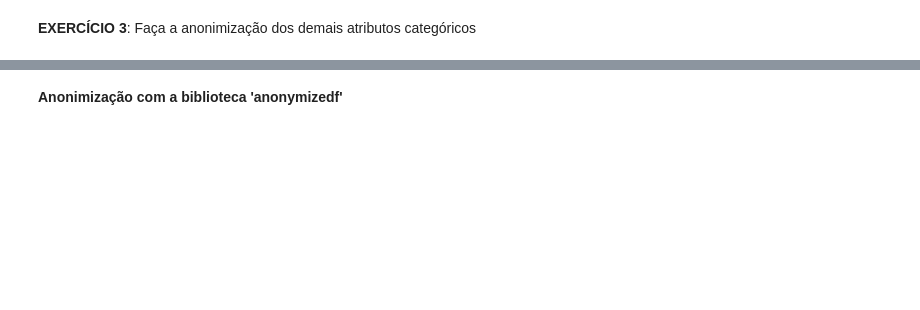
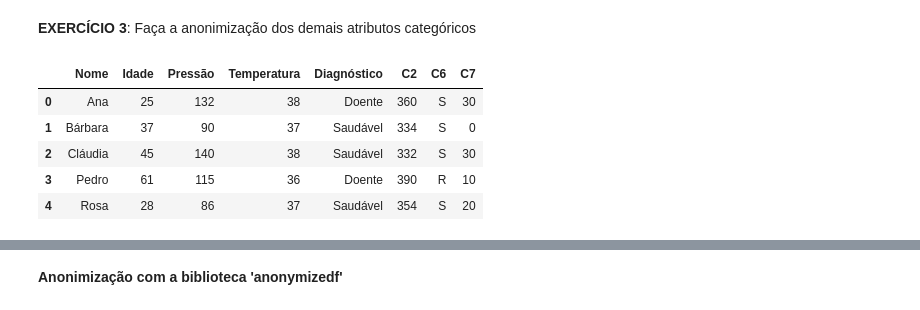
Before and after one commit to Jonathan-Gil-Muller/Analise-Exploratoria-Dados_-BCD-, a Jupyter notebook: AED_[TurmaA_BCD].ipynb, the cells around one changed output, grey strips where cells are left out. Saved outputs shown, nothing was run; the diff lists cells and outputs as text; code cells hidden in the pictures; blank space fills up the shorter version.

```diff
--- a/AED_[TurmaA_BCD].ipynb
+++ b/AED_[TurmaA_BCD].ipynb
@@ -622,20 +643,27 @@ print(df2)
 # %%
 # Anonimizar o atributo Escolaridade (ordinal)
 # Definir dicionário de mapeamento para a transformação
 mapeamento = {
     'Nenhuma': 0,
-    'Fundamental': 1,
-    'Médio': 2,
-    'Superior': 3
+    'Fundamental': 10,
+    'Médio': 20,
+    'Superior': 30
 }
 
 # Criando a nova coluna convertida
 df2['C7'] = df2['Escolaridade'].map(mapeamento)
 
 # Remover a coluna de Escolaridade original
 df2 = df2.drop(columns=['Escolaridade'])
 
-print(df2)
+df2.head()
+# %% [output]
+|  | Nome | Idade | Pressão | Temperatura | Diagnóstico | C2 | C6 | C7 |
+| 0 | Ana | 25 | 132 | 38 | Doente | 360 | S | 30 |
+| 1 | Bárbara | 37 | 90 | 37 | Saudável | 334 | S | 0 |
+| 2 | Cláudia | 45 | 140 | 38 | Saudável | 332 | S | 30 |
+| 3 | Pedro | 61 | 115 | 36 | Doente | 390 | R | 10 |
+| 4 | Rosa | 28 | 86 | 37 | Saudável | 354 | S | 20 |
 # %%
 # Anonimizar o atributo Nome (categórico)
 # OBS: certificar-se de remover os objetod duplicados em uma etapa anterior
```
Also changed, not shown: parts of 12 cells of this notebook.
